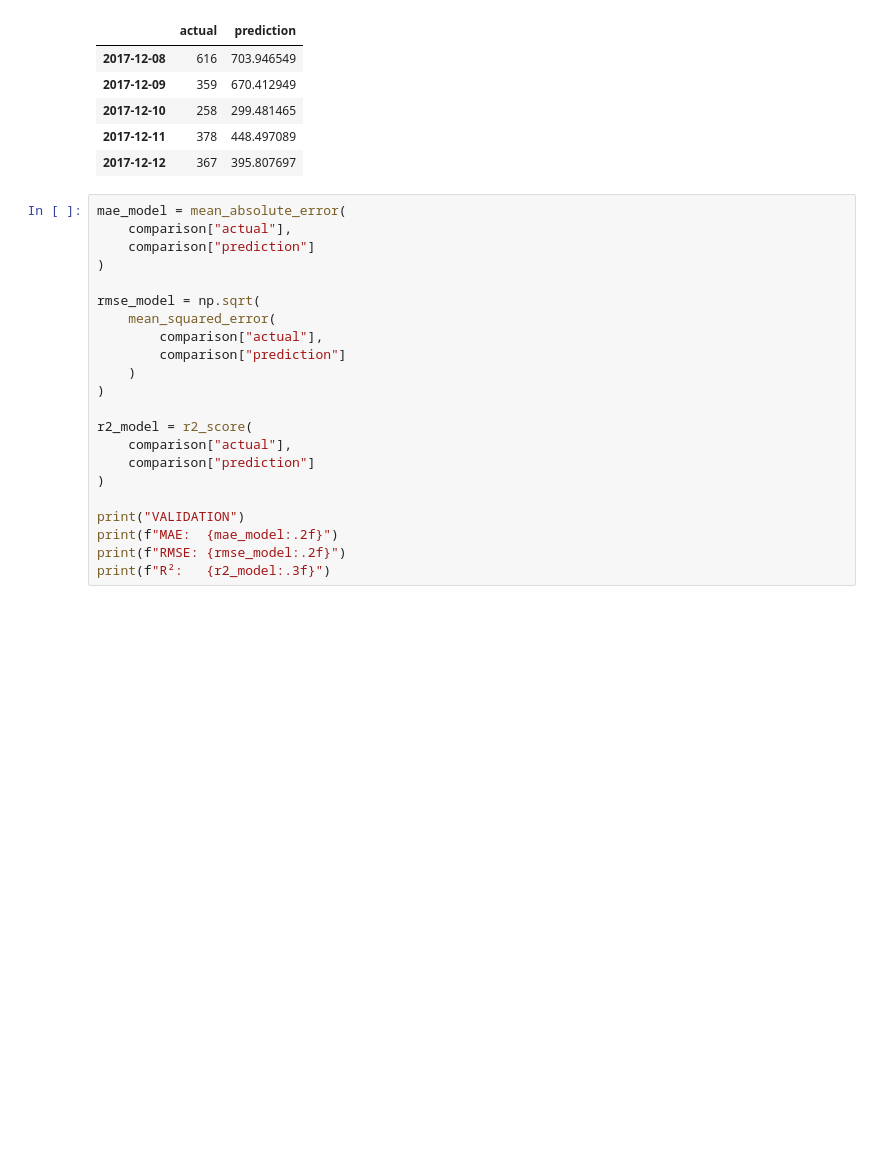
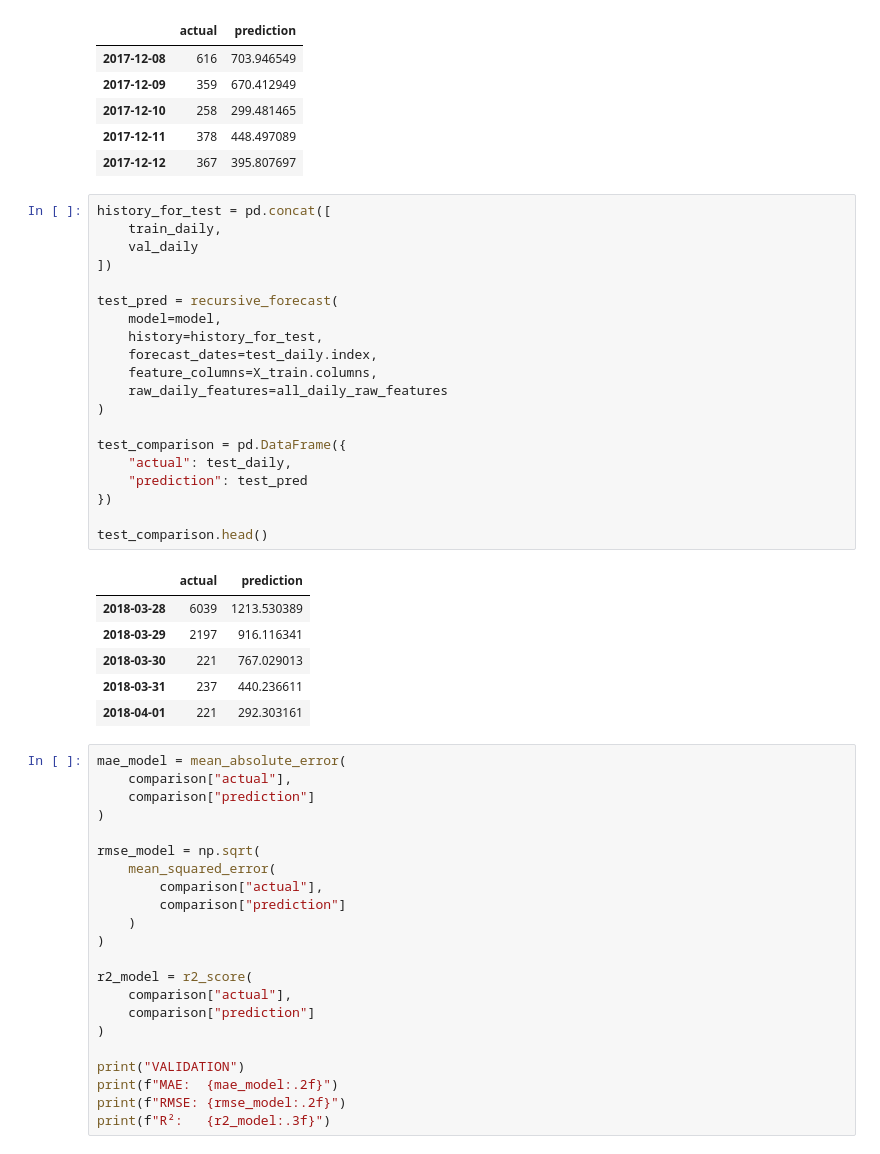
Before and after one commit to dbelogortseva/ecommerce-orders-analysis, a Jupyter notebook: notebooks/4. Модель.ipynb, the cells around one changed output. Cells and saved outputs as stored; diff of their text form; blank space fills up the shorter version.

```diff
--- a/notebooks/4. Модель.ipynb
+++ b/notebooks/4. Модель.ipynb
@@ -297,6 +298,33 @@ comparison.head()
 | 2017-12-10 | 258 | 299.481465 |
 | 2017-12-11 | 378 | 448.497089 |
 | 2017-12-12 | 367 | 395.807697 |
+# %%
+history_for_test = pd.concat([
+    train_daily,
+    val_daily
+])
+
+test_pred = recursive_forecast(
+    model=model,
+    history=history_for_test,
+    forecast_dates=test_daily.index,
+    feature_columns=X_train.columns,
+    raw_daily_features=all_daily_raw_features
+)
+
+test_comparison = pd.DataFrame({
+    "actual": test_daily,
+    "prediction": test_pred
+})
+
+test_comparison.head()
+# %% [output]
+|  | actual | prediction |
+| 2018-03-28 | 6039 | 1213.530389 |
+| 2018-03-29 | 2197 | 916.116341 |
+| 2018-03-30 | 221 | 767.029013 |
+| 2018-03-31 | 237 | 440.236611 |
+| 2018-04-01 | 221 | 292.303161 |
 # %%
 mae_model = mean_absolute_error(
     comparison["actual"],
```
Also changed, not shown: parts of 1 cell of this notebook, 1 other file.
